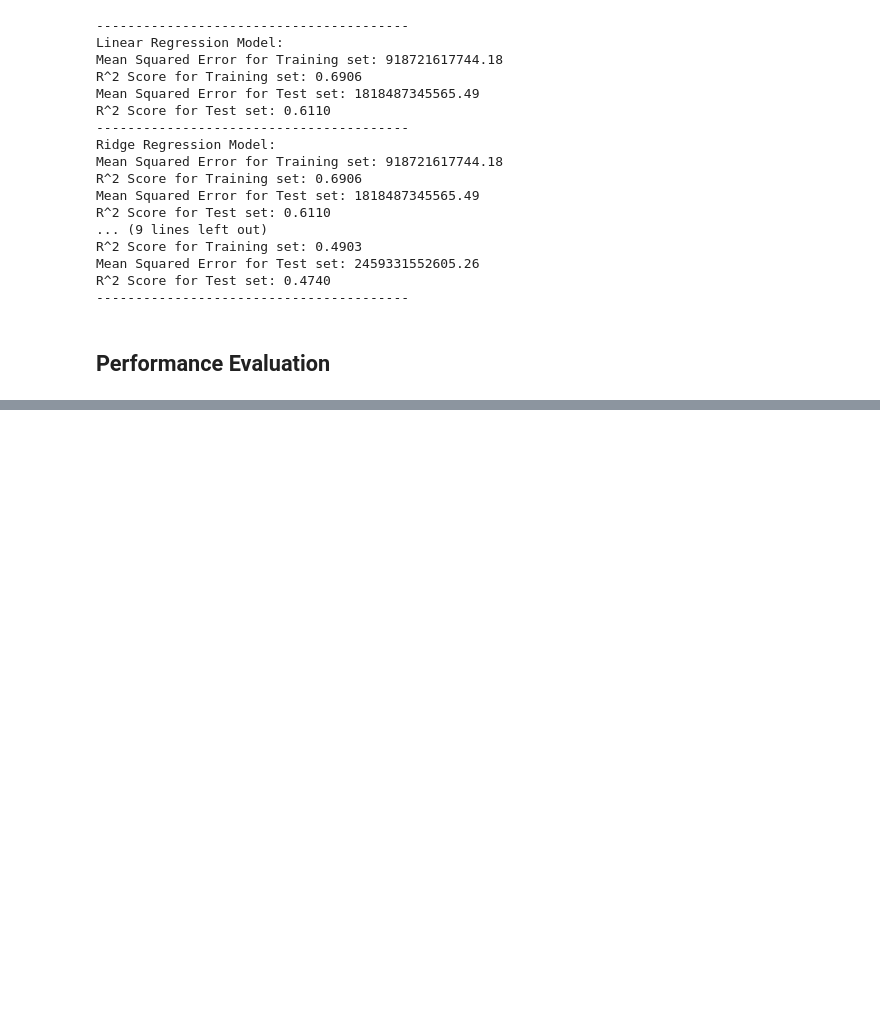
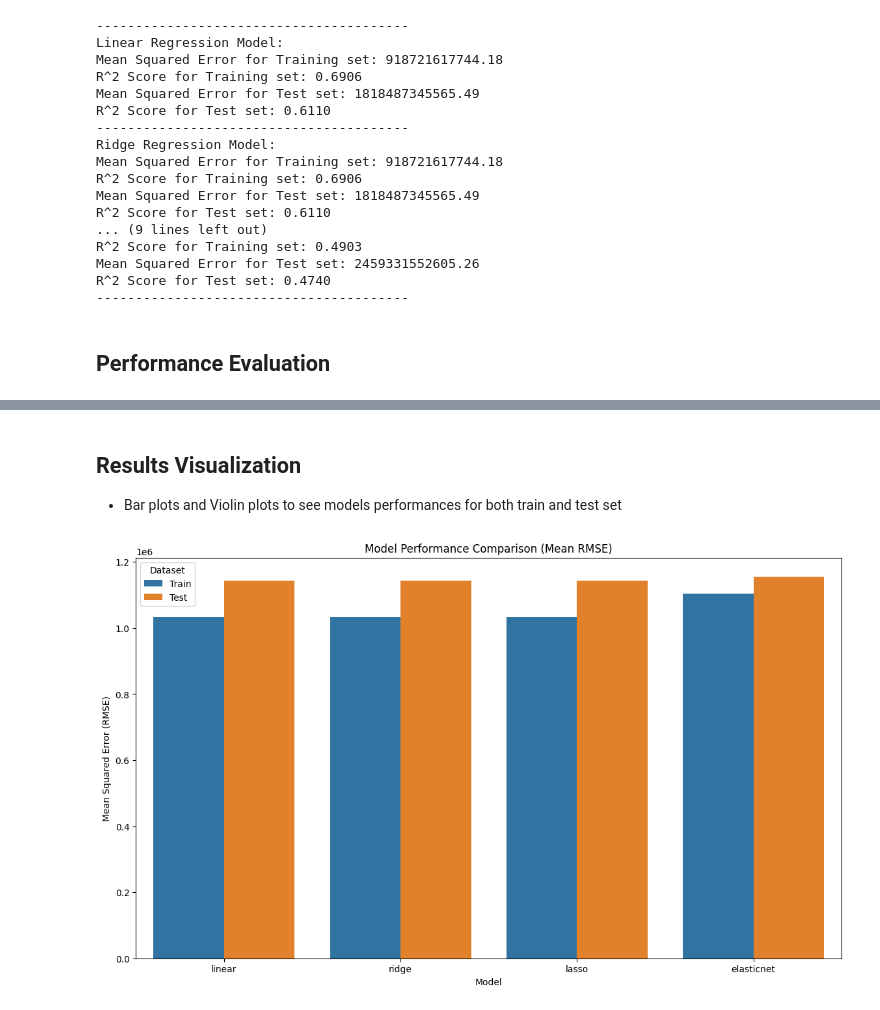
Before and after one commit to Silvano315/Prediction-model-for-a-real-estate-market, a Jupyter notebook: prediction_model.ipynb, the cells around one changed output, grey strips where cells are left out. Saved outputs shown, nothing was run; the diff lists cells and outputs as text; code cells hidden in the pictures; blank space fills up the shorter version.

```diff
--- a/prediction_model.ipynb
+++ b/prediction_model.ipynb
@@ -365,0 +367,10 @@ models.plot_model_complexity(results)
+# %% [markdown]
+## Results Visualization
+
+- Bar plots and Violin plots to see models performances for both train and test set
+# %%
+# Bar Plot to view models performances
+
+summary_df = results_viz.plot_model_performance(results, metric='rmse')
+# %% [output]
+[figure, added]
```
Also changed, not shown: parts of 9 cells of this notebook.
